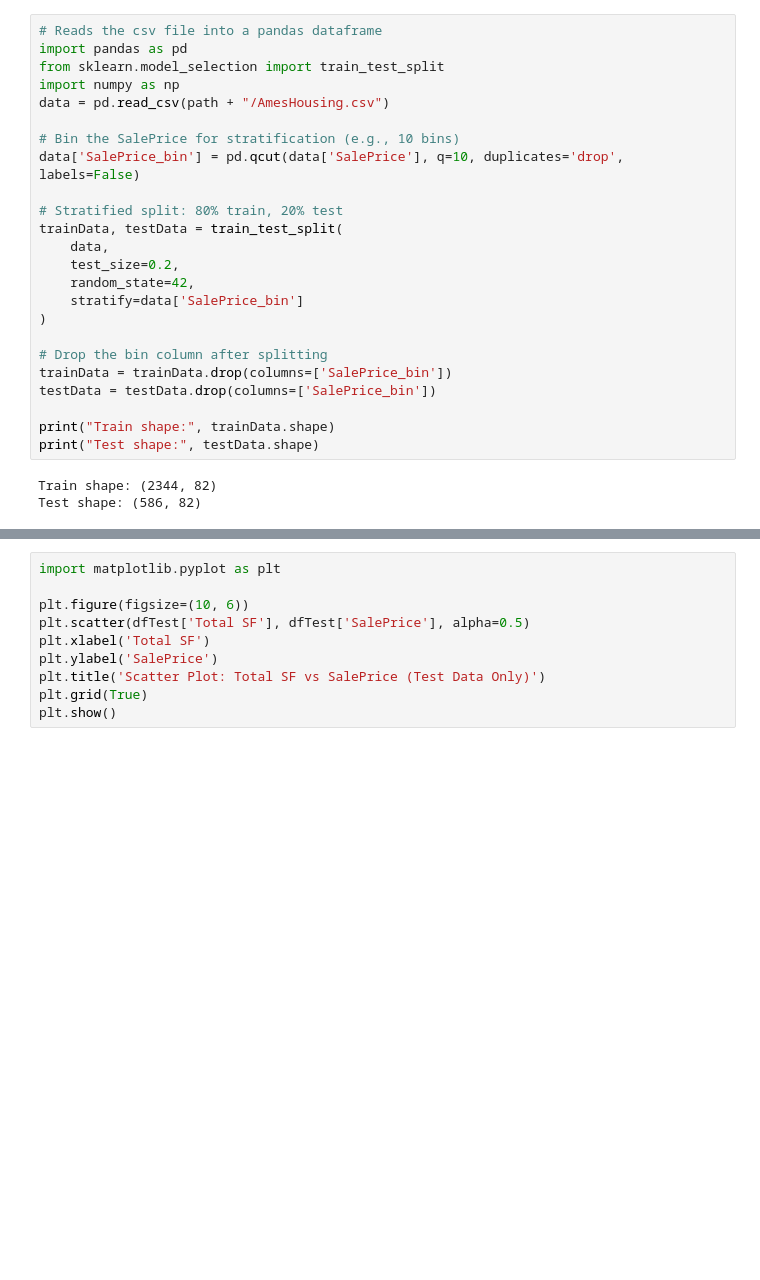
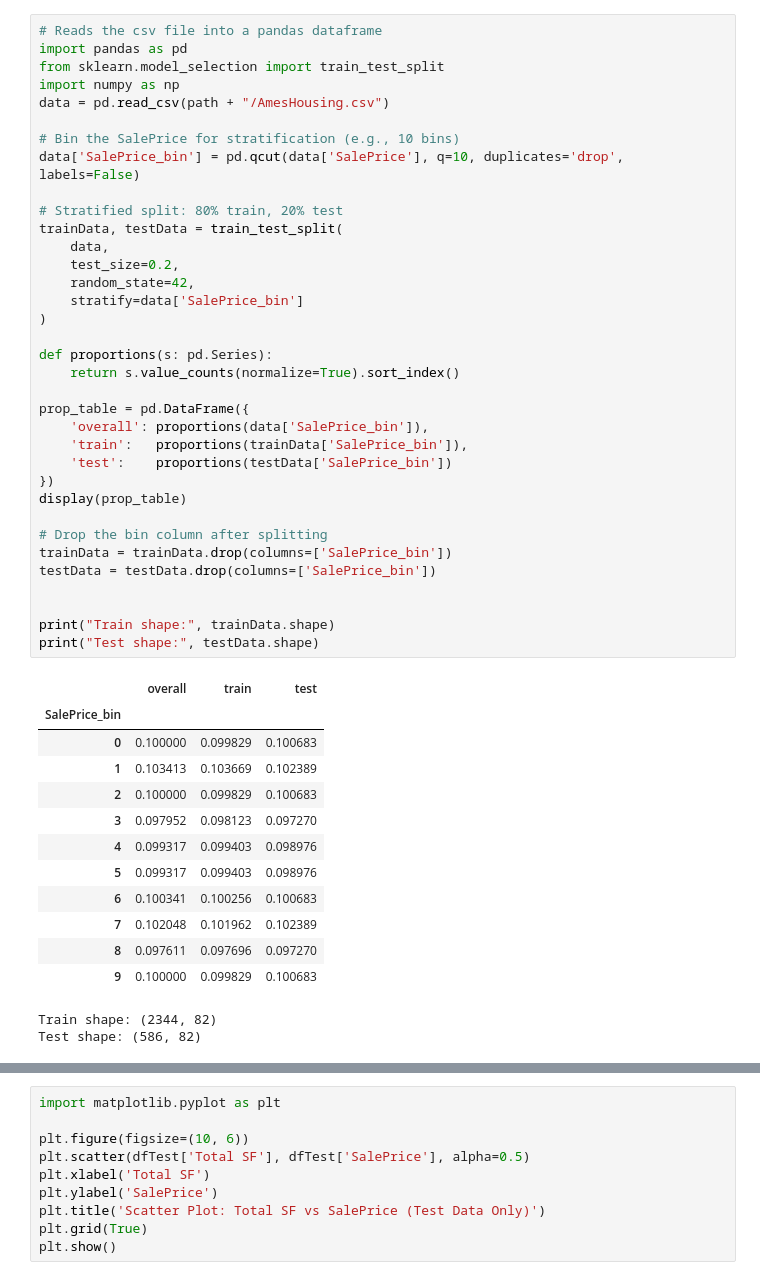
Before and after one commit to SulbenS/MaskinL-ringOppgaver, a Jupyter notebook: Oppgave1.ipynb, the cells around one changed output, grey strips where cells are left out. Saved outputs shown, nothing was run; the diff lists cells and outputs as text; blank space fills up the shorter version.

```diff
--- a/Oppgave1.ipynb
+++ b/Oppgave1.ipynb
@@ -11,28 +11,51 @@ Path to dataset files: C:\Users\Sivert\.cache\kagglehub\datasets\shashanknecroth
 # %%
 # Reads the csv file into a pandas dataframe
 import pandas as pd
 from sklearn.model_selection import train_test_split
 import numpy as np
 data = pd.read_csv(path + "/AmesHousing.csv")
 
 # Bin the SalePrice for stratification (e.g., 10 bins)
 data['SalePrice_bin'] = pd.qcut(data['SalePrice'], q=10, duplicates='drop', labels=False)
 
 # Stratified split: 80% train, 20% test
 trainData, testData = train_test_split(
     data,
     test_size=0.2,
     random_state=42,
     stratify=data['SalePrice_bin']
 )
 
+def proportions(s: pd.Series):
+    return s.value_counts(normalize=True).sort_index()
+
+prop_table = pd.DataFrame({
+    'overall': proportions(data['SalePrice_bin']),
+    'train':   proportions(trainData['SalePrice_bin']),
+    'test':    proportions(testData['SalePrice_bin'])
+})
+display(prop_table)
+
 # Drop the bin column after splitting
 trainData = trainData.drop(columns=['SalePrice_bin'])
 testData = testData.drop(columns=['SalePrice_bin'])
 
+
 print("Train shape:", trainData.shape)
 print("Test shape:", testData.shape)
 # %% [output]
+|  | overall | train | test |
+| SalePrice_bin |  |  |  |
+| 0 | 0.100000 | 0.099829 | 0.100683 |
+| 1 | 0.103413 | 0.103669 | 0.102389 |
+| 2 | 0.100000 | 0.099829 | 0.100683 |
+| 3 | 0.097952 | 0.098123 | 0.097270 |
+| 4 | 0.099317 | 0.099403 | 0.098976 |
+| 5 | 0.099317 | 0.099403 | 0.098976 |
+| 6 | 0.100341 | 0.100256 | 0.100683 |
+| 7 | 0.102048 | 0.101962 | 0.102389 |
+| 8 | 0.097611 | 0.097696 | 0.097270 |
+| 9 | 0.100000 | 0.099829 | 0.100683 |
 Train shape: (2344, 82)
 Test shape: (586, 82)
 # %%
```
Also changed, not shown: parts of 6 cells of this notebook.
